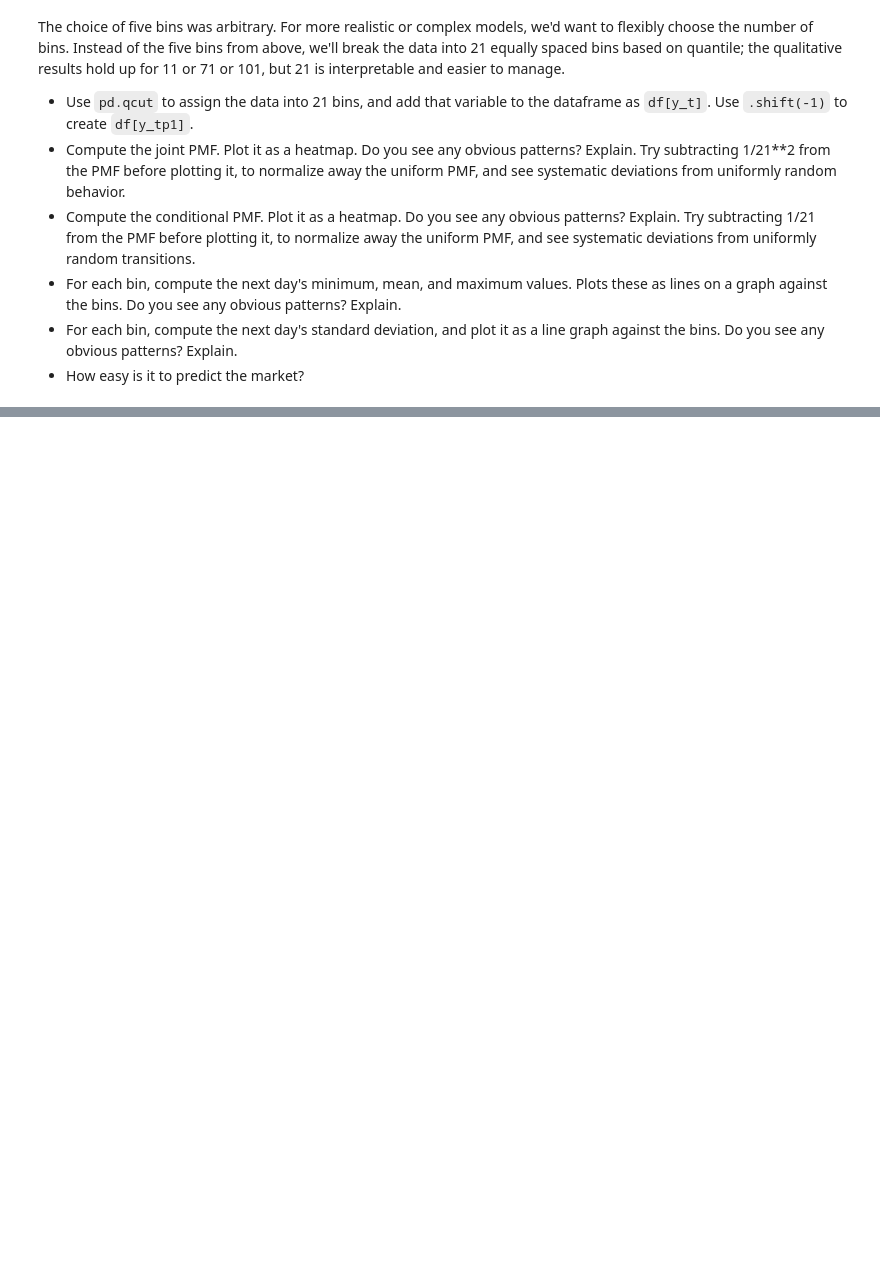
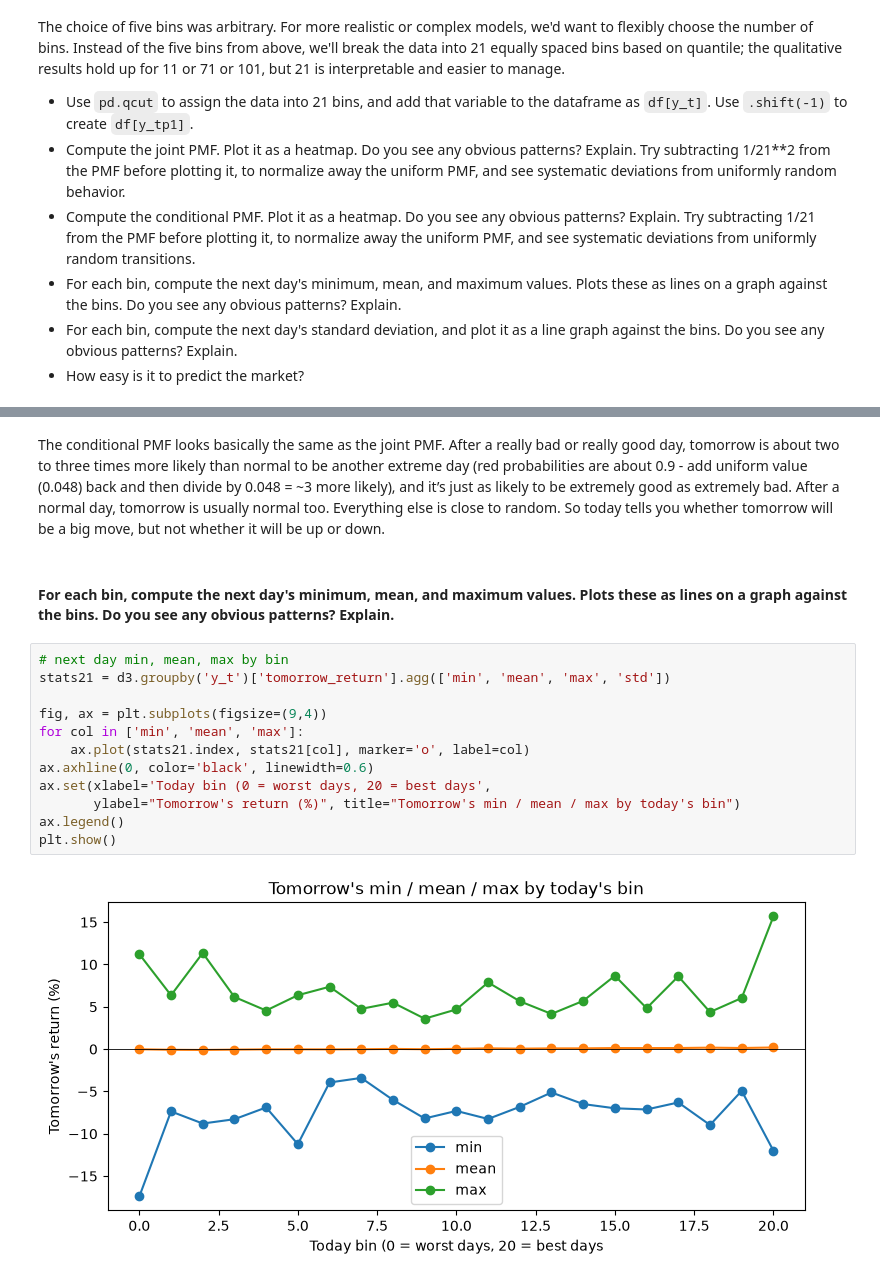
Before and after one commit to evanblizzard/uu_markov, a Jupyter notebook: lab_1/lab.ipynb, the cells around one changed output, grey strips where cells are left out. Drawn from its saved outputs; the diff is of its cells as text; blank space fills up the shorter version.

```diff
--- a/lab_1/lab.ipynb
+++ b/lab_1/lab.ipynb
@@ -241,0 +318,18 @@ The choice of five bins was arbitrary. For more realistic or complex models, we'
+# %% [markdown]
+The conditional PMF looks basically the same as the joint PMF. After a really bad or really good day, tomorrow is about two to three times more likely than normal to be another extreme day (red probabilities are about 0.9 - add uniform value (0.048) back and then divide by 0.048 = ~3 more likely), and it’s just as likely to be extremely good as extremely bad. After a normal day, tomorrow is usually normal too. Everything else is close to random. So today tells you whether tomorrow will be a big move, but not whether it will be up or down.
+# %% [markdown]
+#### For each bin, compute the next day's minimum, mean, and maximum values. Plots these as lines on a graph against the bins. Do you see any obvious patterns? Explain.
+# %%
+# next day min, mean, max by bin
+stats21 = d3.groupby('y_t')['tomorrow_return'].agg(['min', 'mean', 'max', 'std'])
+
+fig, ax = plt.subplots(figsize=(9,4))
+for col in ['min', 'mean', 'max']:
+    ax.plot(stats21.index, stats21[col], marker='o', label=col)
+ax.axhline(0, color='black', linewidth=0.6)
+ax.set(xlabel='Today bin (0 = worst days, 20 = best days',
+       ylabel="Tomorrow's return (%)", title="Tomorrow's min / mean / max by today's bin")
+ax.legend()
+plt.show()
+# %% [output]
+[figure, added]
```
Also changed, not shown: parts of 13 cells of this notebook.
